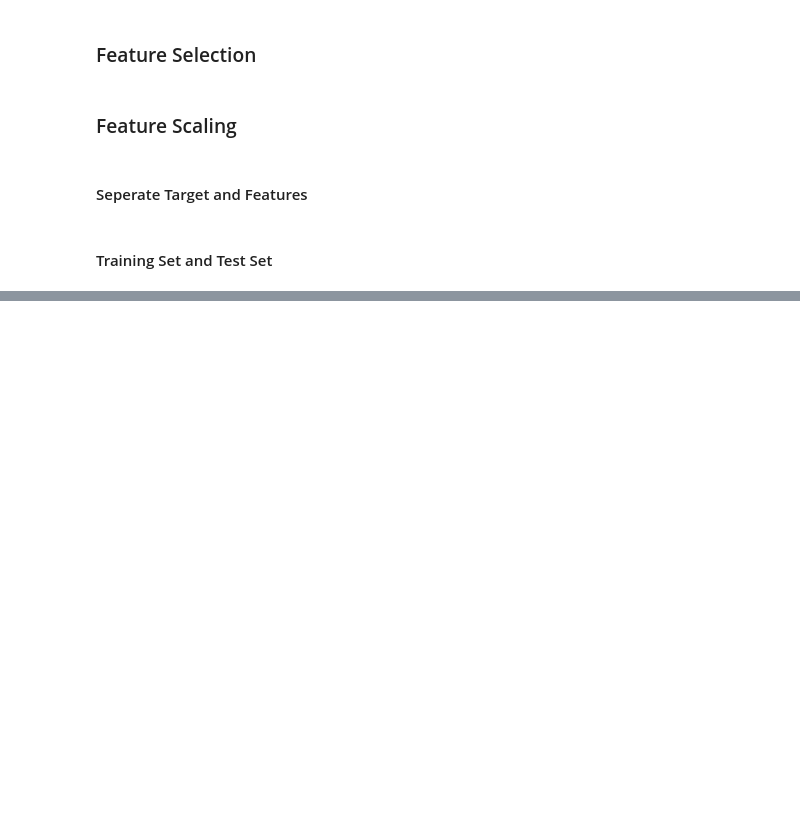
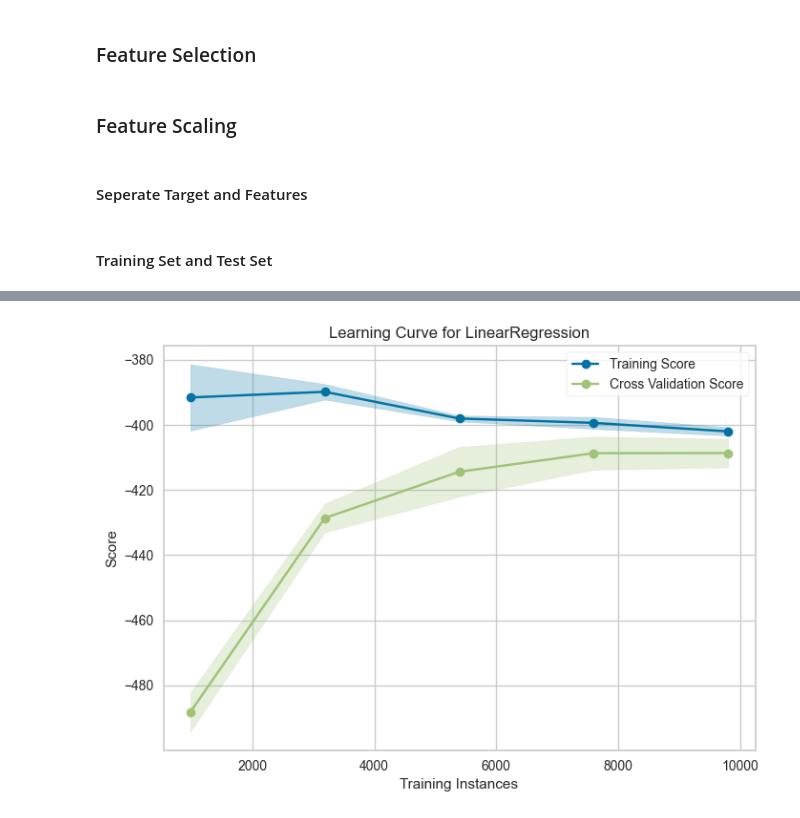
Before and after one commit to zhuofan-16/Computer_Regression, a Jupyter notebook: Price_Regression_ML.ipynb, the cells around one changed output, grey strips where cells are left out. Cells and saved outputs as stored; diff of their text form; code cells hidden in the pictures; blank space fills up the shorter version.

```diff
--- a/Price_Regression_ML.ipynb
+++ b/Price_Regression_ML.ipynb
@@ -520,0 +565,10 @@ x_train,x_test,y_train,y_test =train_test_split(x,y,test_size=0.2,shuffle=True,r
+# %%
+linreg = Pipeline([
+    ('Data Preprocessing', data_preprocessing),
+    ('Model', LinearRegression())
+])
+
+record,scores, lr = scoreModel(linreg, x_train, y_train, algName="Linear Regression", record=record)
+scores
+# %% [output]
+[figure, added]
```
Also changed, not shown: parts of 16 cells of this notebook.
